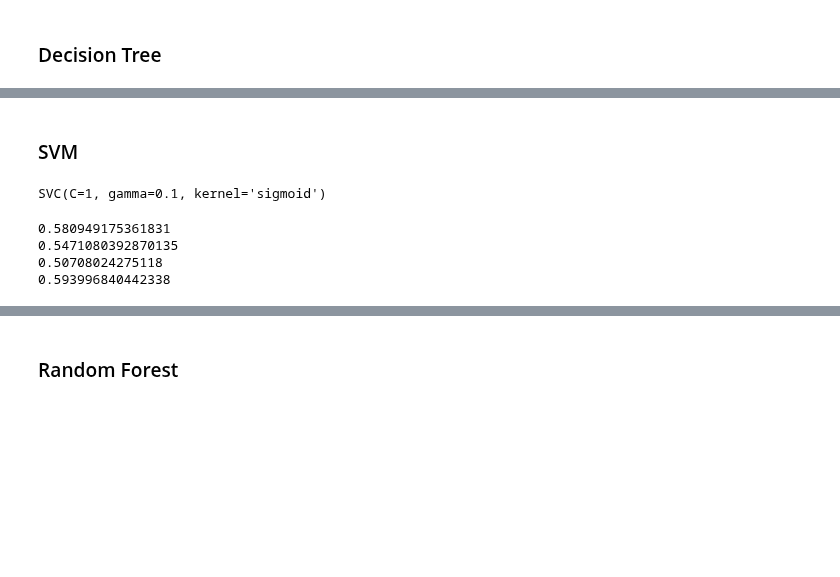
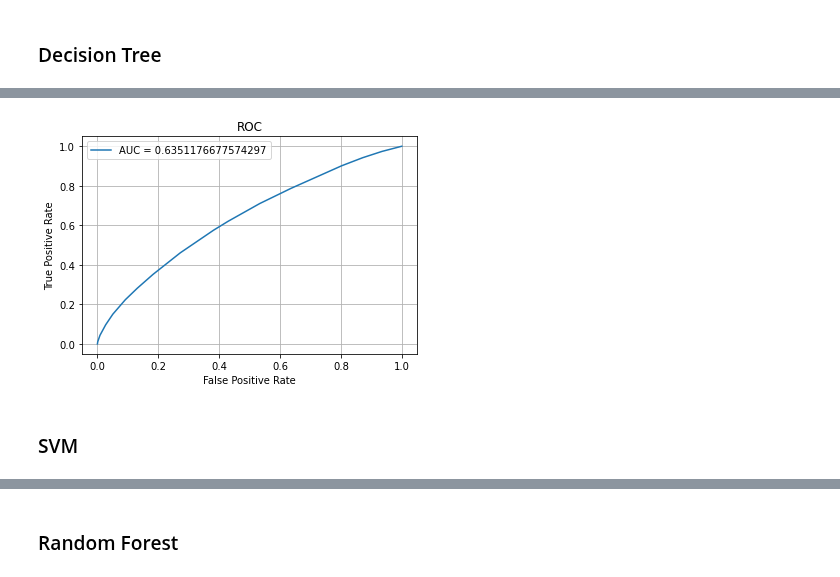
Before and after one commit to jessecho516/CS-334-Final-Project, a Jupyter notebook: fp_q1.ipynb, the cells around one changed output, grey strips where cells are left out. Saved outputs shown, nothing was run; the diff lists cells and outputs as text; code cells hidden in the pictures; blank space fills up the shorter version.

```diff
--- a/fp_q1.ipynb
+++ b/fp_q1.ipynb
@@ -284,14 +174,15 @@ for yhat in models:
 # %%
 from sklearn.tree import DecisionTreeClassifier
 # %%
-searchSpace = {
-    'max_depth': range(1,20),
-    'min_samples_leaf': range(1,20)
-}
-gs = GridSearchCV(DecisionTreeClassifier(), searchSpace, cv=5, scoring = 'f1_macro')
-gs.fit(xtrain, ytrain)
-print(gs.best_estimator_)
+# searchSpace = {
+#     'max_depth': range(1,20),
+#     'min_samples_leaf': range(1,20)
+# }
+# gs = GridSearchCV(DecisionTreeClassifier(), searchSpace, cv=5, scoring = 'f1_macro')
+# gs.fit(xtrain, ytrain)
+# print(gs.best_estimator_)
 # %%
-dt = DecisionTreeClassifier(max_depth=4, min_samples_leaf=12)
+dt = DecisionTreeClassifier(max_depth=4, min_samples_leaf=14)
 dt.fit(xtrain, ytrain)
 yhat = dt.predict(xtest)
+y_proba = dt.predict_proba(xtest)
@@ -313,3 +201,15 @@ print(dt_precision)
+# %%
+fpr, tpr, thresh = metrics.roc_curve(ytest, y_proba[:, 1])
+auc = metrics.roc_auc_score(ytest, y_proba[:, 1])
+plt.plot(fpr, tpr, label = 'AUC = ' + str(auc))
+plt.title('ROC')
+plt.xlabel('False Positive Rate')
+plt.ylabel('True Positive Rate')
+plt.grid()
+plt.legend()
+plt.show()
+# %% [output]
+[figure, added]
 # %% [markdown]
 ### SVM
 # %%
@@ -325,4 +225,0 @@ gs.fit(xtrain, ytrain)
-# %%
-print(gs.best_estimator_)
-# %% [output]
-SVC(C=1, gamma=0.1, kernel='sigmoid')
@@ -338,10 +225,0 @@ svm_precision = precision_score(ytest, yhat)
-# %%
-print(svm_acc)
-print(svm_f1)
-print(svm_recall)
-print(svm_precision)
-# %% [output]
-0.580949175361831
-0.5471080392870135
-0.50708024275118
-0.593996840442338
```
Also changed, not shown: parts of 68 cells of this notebook.
